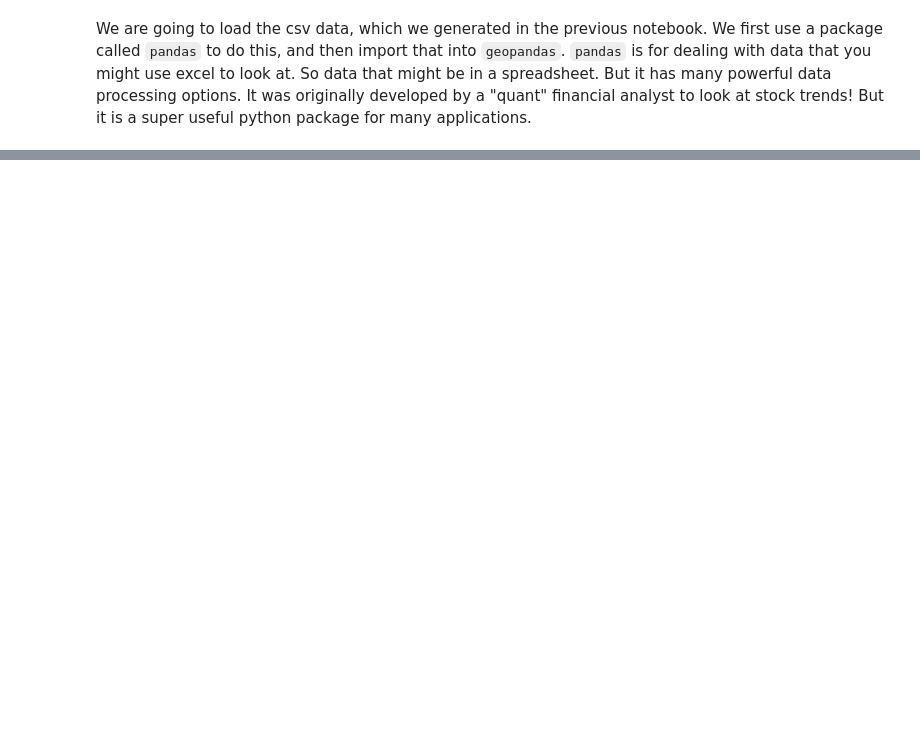
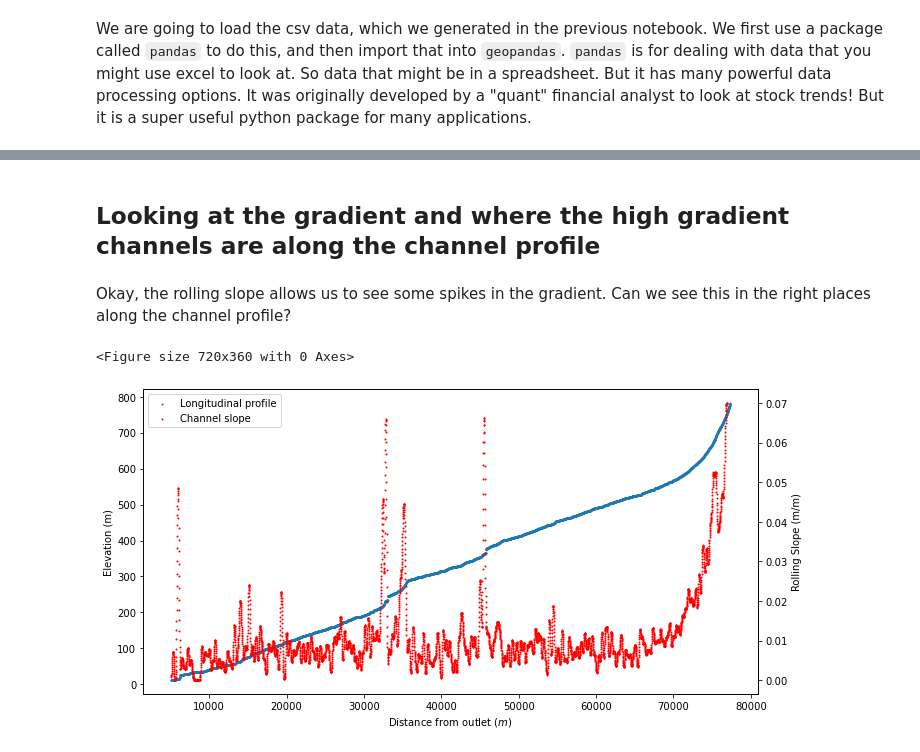
Before and after one commit to simon-m-mudd/smm_teaching_notebooks, a Jupyter notebook: Southern_spain/Looking_at_the_chi_data_map.ipynb, the cells around one changed output, grey strips where cells are left out. Drawn from its saved outputs; the diff is of its cells as text; code cells hidden in the pictures; blank space fills up the shorter version.

Commit message:
Updated the chi data map notebook, which I will subsequently rename

```diff
--- a/Southern_spain/Looking_at_the_chi_data_map.ipynb
+++ b/Southern_spain/Looking_at_the_chi_data_map.ipynb
@@ -15,7 +21,7 @@ We are going to load the csv data, which we generated in the previous notebook.
 We first use a package called `pandas` to do this, and then import that into `geopandas`.
 `pandas` is for dealing with data that you might use excel to look at. So data that might be in a spreadsheet. But it has many powerful data processing options. It was originally developed by a "quant" financial analyst to look at stock trends! But it is a super useful python package for many applications.
 # %%
-df = pd.read_csv("Sorbas_SRTM30_UTM_chi_data_map.csv")
+df = pd.read_csv("SorbasChi_MC_MChiSegmented.csv")
 gdf = gpd.GeoDataFrame(
     df, geometry=gpd.points_from_xy(df.longitude, df.latitude))
 
@@ -75,3 +139,3 @@ plt.tight_layout()
 # %%
-gdf['slope_rolling'] = gdf.slope.rolling(10,win_type='hamming').mean()
+gdf['slope_rolling'] = gdf.slope.rolling(40,win_type='hamming').mean()
 gdf.head()
@@ -108,0 +183,47 @@ plt.tight_layout()
+# %% [markdown]
+## Looking at the gradient and where the high gradient channels are along the channel profile
+# %% [markdown]
+Okay, the rolling slope allows us to see some spikes in the gradient. Can we see this in the right places along the channel profile?
+# %%
+plt.rcParams['figure.figsize'] = [10, 5]
+
+# First lets isolate just one of these basins. There is only basin 0 and 1
+gdf_b1 = gdf[(gdf['basin_key'] == 0)]
+
+# The main stem channel is the one with the minimum source key in this basin
+# If you want to play with this a bit you can change the source number to look at different channels
+min_source = np.amin(gdf_b1.source_key)
+gdf_b2 = gdf_b1[(gdf_b1['source_key'] == min_source)]
+#gdf_b2 = gdf_b1
+
+# Now make channel profile plots
+z = gdf_b2.elevation
+x_locs = gdf_b2.flow_distance
+S = gdf_b2.slope
+SR = gdf_b2.slope_rolling
+
+# Create two subplots and unpack the output array immediately
+plt.clf()
+f, (ax1) = plt.subplots(1, 1)
+ax2 = ax1.twinx()  # instantiate a second axes that shares the same x-axis
+
+# Make the scatter plots
+ax1.scatter(x_locs, z,s = 1, label='Longitudinal profile')
+ax2.scatter(x_locs, SR,s = 1,c="r", label='Channel slope')
+
+# Some code to make sure the legend renders on the same axis
+lines, labels = ax1.get_legend_handles_labels()
+lines2, labels2 = ax2.get_legend_handles_labels()
+ax2.legend(lines + lines2, labels + labels2, loc=0)
+
+
+ax1.set_xlabel("Distance from outlet ($m$)")
+ax1.set_ylabel("Elevation (m)")
+
+ax2.set_xlabel("Distance from outlet ($m$)")
+ax2.set_ylabel("Rolling Slope (m/m)")
+
+plt.tight_layout()
+# %% [output]
+<Figure size 720x360 with 0 Axes>
+[figure, added]
```
Also changed, not shown: parts of 27 cells of this notebook.
